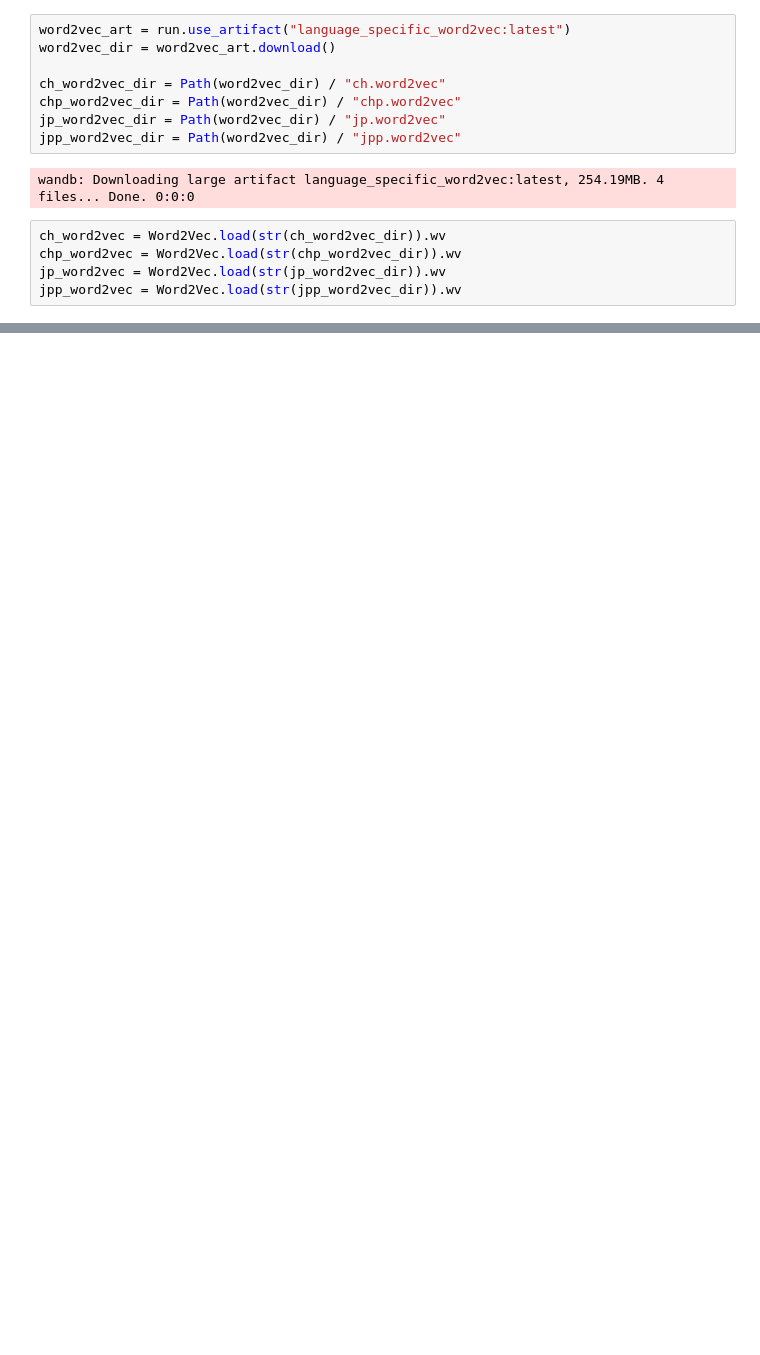
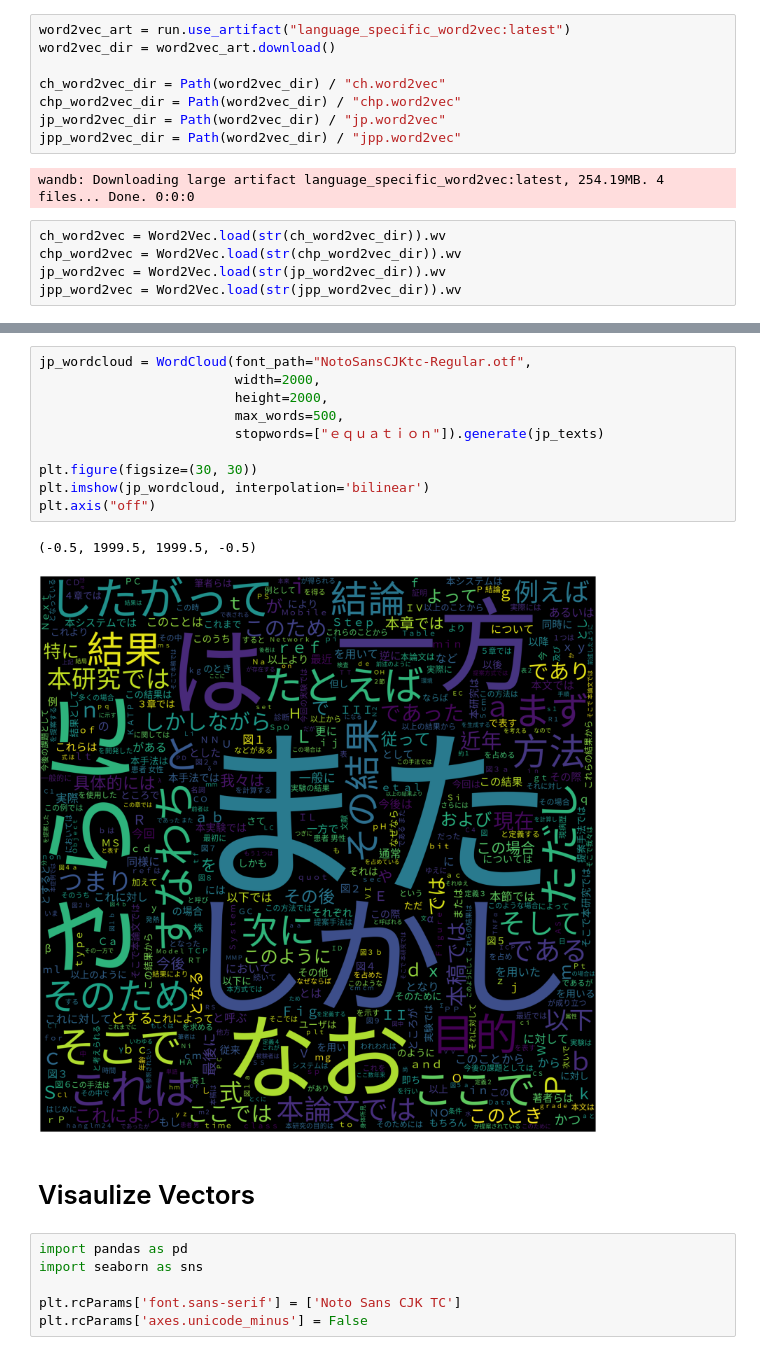
Before and after one commit to windsuzu/Joint-Semantic-Phonetic-Embedding, a Jupyter notebook: experiments/main/analyze_embedding.ipynb, the cells around one changed output, grey strips where cells are left out. Cells and saved outputs as stored; diff of their text form; blank space fills up the shorter version.

```diff
--- a/experiments/main/analyze_embedding.ipynb
+++ b/experiments/main/analyze_embedding.ipynb
@@ -128,0 +120,21 @@ chm_word2vec.most_similar(cc.convert("這"))
+# %%
+jp_wordcloud = WordCloud(font_path="NotoSansCJKtc-Regular.otf",
+                         width=2000,
+                         height=2000,
+                         max_words=500,
+                         stopwords=["ｅｑｕａｔｉｏｎ"]).generate(jp_texts)
+
+plt.figure(figsize=(30, 30))
+plt.imshow(jp_wordcloud, interpolation='bilinear')
+plt.axis("off")
+# %% [output]
+(-0.5, 1999.5, 1999.5, -0.5)
+[figure, added]
+# %% [markdown]
+# Visaulize Vectors
+# %%
+import pandas as pd
+import seaborn as sns
+
+plt.rcParams['font.sans-serif'] = ['Noto Sans CJK TC']
+plt.rcParams['axes.unicode_minus'] = False
```
Also changed, not shown: parts of 46 cells of this notebook, 1 other file.
